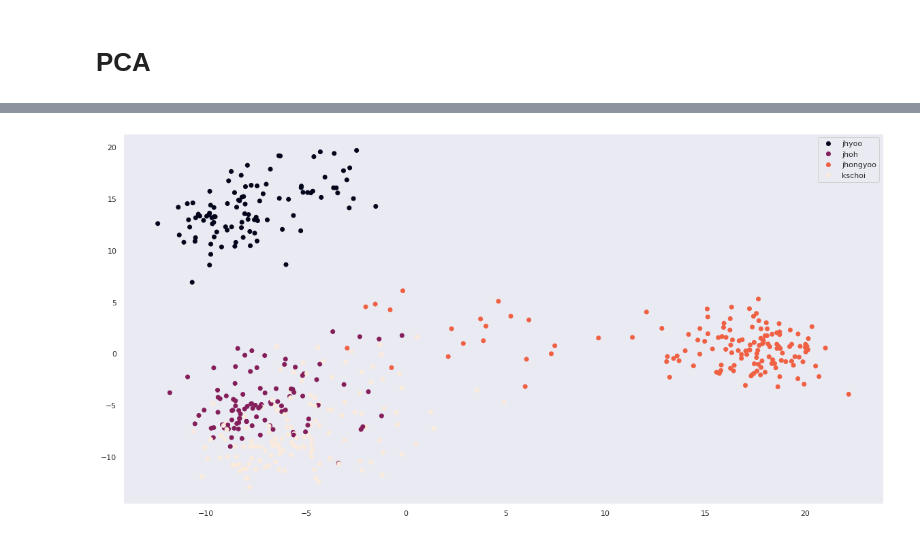
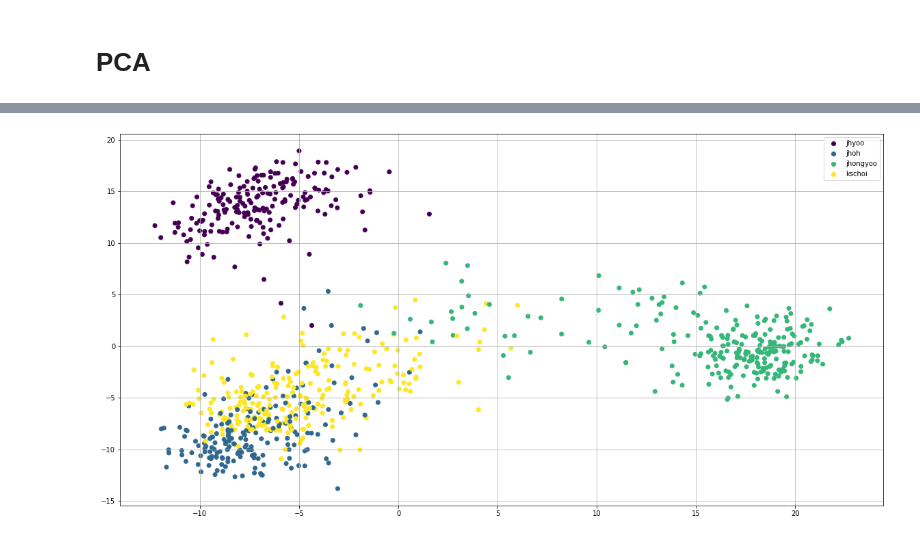
Before and after one commit to ksuchoi216/FaceID-model, a Jupyter notebook: pca.ipynb, the cells around one changed output, grey strips where cells are left out. Saved outputs shown, nothing was run; the diff lists cells and outputs as text; code cells hidden in the pictures.

```diff
--- a/pca.ipynb
+++ b/pca.ipynb
@@ -169,4 +188,6 @@ show_pca(train_x_img, train_y, label_list)
-# %%
-show_pca(train_x_emb, train_y, label_list)
-# %% [output]
-[figure, removed]
+# %%
+from utils import show_pca
+label_list = ['jhyoo', 'jhoh', 'jhongyoo', 'kschoi']
+show_pca(x_emb, y, label_list)
+# %% [output]
+[figure, added]
```
Also changed, not shown: parts of 6 cells of this notebook, 10 other files.
